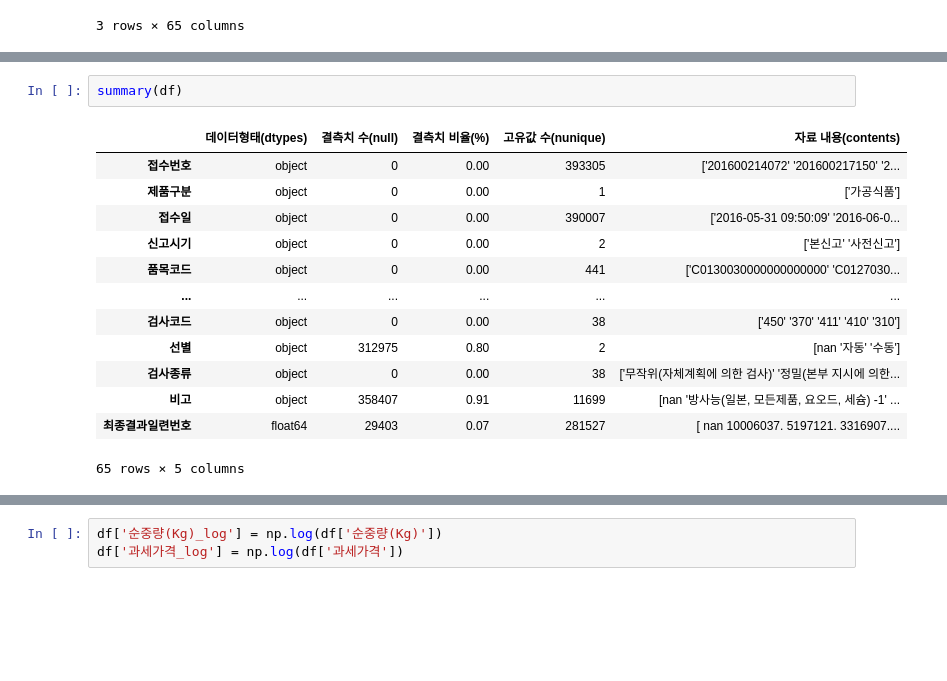
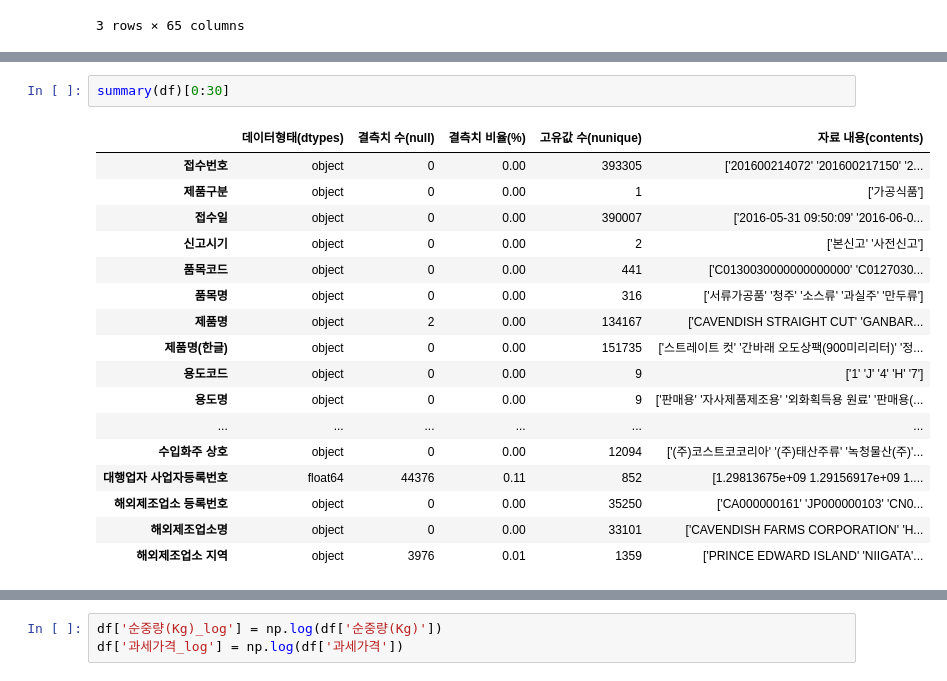
Before and after one commit to ancestor9/smart-food, a Jupyter notebook: 01_수입식품_data_split_fe_smote_predict.ipynb, the cells around one changed output, grey strips where cells are left out. Drawn from its saved outputs; the diff is of its cells as text; blank space fills up the shorter version.

```diff
--- a/01_수입식품_data_split_fe_smote_predict.ipynb
+++ b/01_수입식품_data_split_fe_smote_predict.ipynb
@@ -55,16 +86,20 @@ df.head(3)
 # %%
-summary(df)
+summary(df)[0:30]
 # %% [output]
 |  | 데이터형태(dtypes) | 결측치 수(null) | 결측치 비율(%) | 고유값 수(nunique) | 자료 내용(contents) |
 | 접수번호 | object | 0 | 0.00 | 393305 | ['201600214072' '201600217150' '2... |
 | 제품구분 | object | 0 | 0.00 | 1 | ['가공식품'] |
 | 접수일 | object | 0 | 0.00 | 390007 | ['2016-05-31 09:50:09' '2016-06-0... |
 | 신고시기 | object | 0 | 0.00 | 2 | ['본신고' '사전신고'] |
 | 품목코드 | object | 0 | 0.00 | 441 | ['C0130030000000000000' 'C0127030... |
+| 품목명 | object | 0 | 0.00 | 316 | ['서류가공품' '청주' '소스류' '과실주' '만두류'] |
+| 제품명 | object | 2 | 0.00 | 134167 | ['CAVENDISH STRAIGHT CUT' 'GANBAR... |
+| 제품명(한글) | object | 0 | 0.00 | 151735 | ['스트레이트 컷' '간바래 오도상팩(900미리리터)' '정... |
+| 용도코드 | object | 0 | 0.00 | 9 | ['1' 'J' '4' 'H' '7'] |
+| 용도명 | object | 0 | 0.00 | 9 | ['판매용' '자사제품제조용' '외화획득용 원료' '판매용(... |
 | ... | ... | ... | ... | ... | ... |
-| 검사코드 | object | 0 | 0.00 | 38 | ['450' '370' '411' '410' '310'] |
-| 선별 | object | 312975 | 0.80 | 2 | [nan '자동' '수동'] |
-| 검사종류 | object | 0 | 0.00 | 38 | ['무작위(자체계획에 의한 검사)' '정밀(본부 지시에 의한... |
-| 비고 | object | 358407 | 0.91 | 11699 | [nan '방사능(일본, 모든제품, 요오드, 세슘) -1' ... |
-| 최종결과일련번호 | float64 | 29403 | 0.07 | 281527 | [ nan 10006037. 5197121. 3316907.... |
+| 수입화주 상호 | object | 0 | 0.00 | 12094 | ['(주)코스트코코리아' '(주)태산주류' '녹청물산(주)'... |
+| 대행업자 사업자등록번호 | float64 | 44376 | 0.11 | 852 | [1.29813675e+09 1.29156917e+09 1.... |
+| 해외제조업소 등록번호 | object | 0 | 0.00 | 35250 | ['CA000000161' 'JP000000103' 'CN0... |
+| 해외제조업소명 | object | 0 | 0.00 | 33101 | ['CAVENDISH FARMS CORPORATION' 'H... |
+| 해외제조업소 지역 | object | 3976 | 0.01 | 1359 | ['PRINCE EDWARD ISLAND' 'NIIGATA'... |
-65 rows × 5 columns
```
Also changed, not shown: parts of 9 cells of this notebook, 2 other files.
